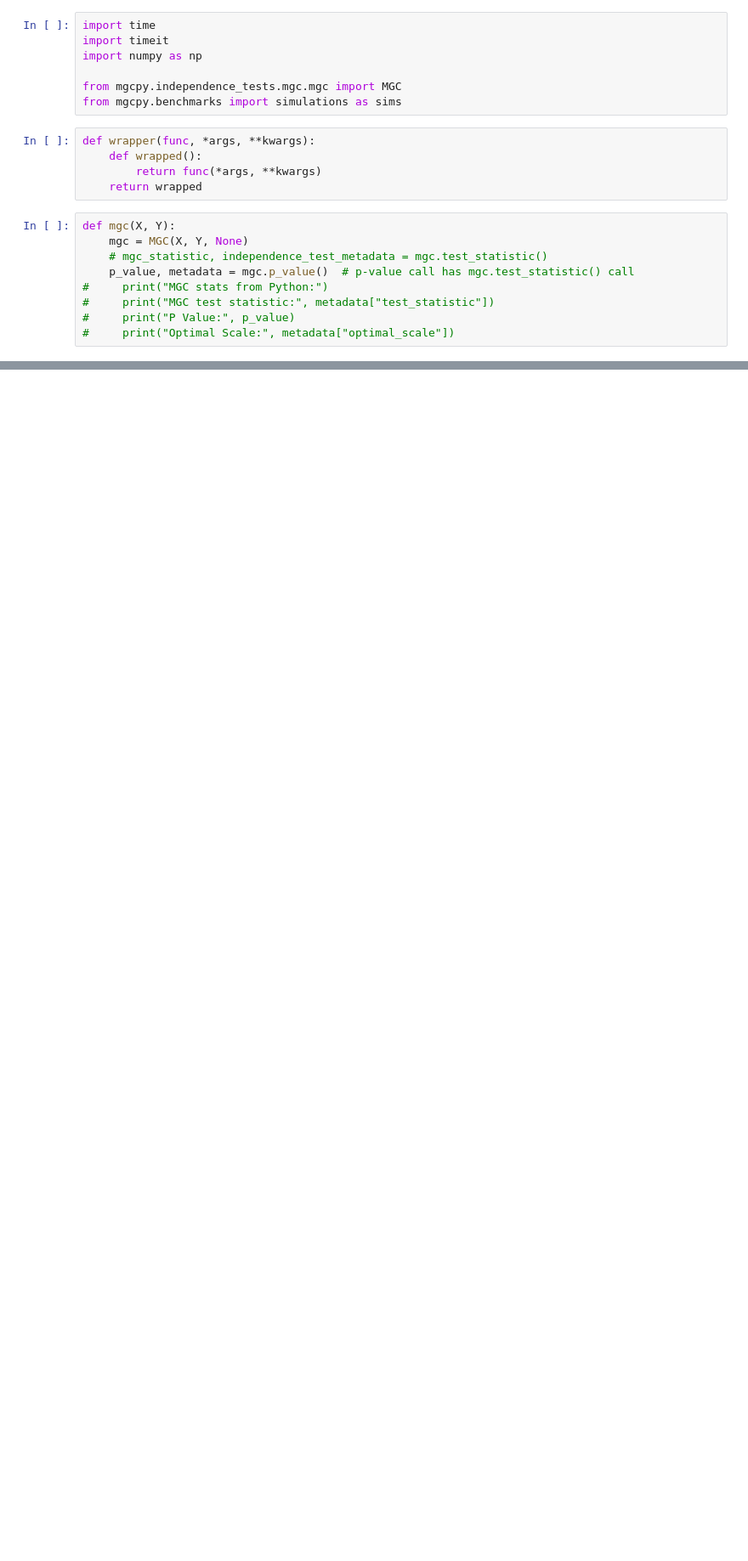
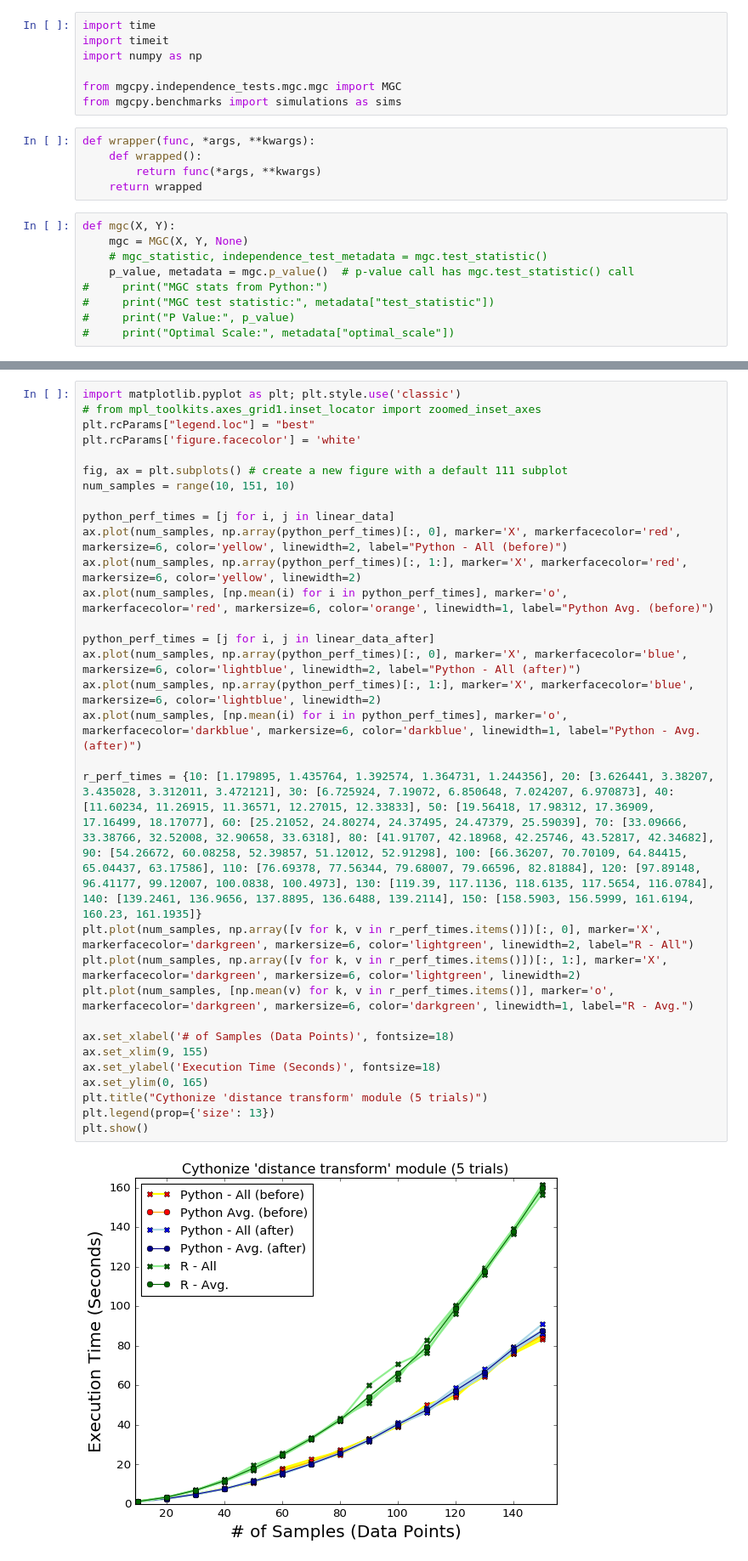
Before and after one commit to neurodata/mgcpy-old, a Jupyter notebook: mgcpy/benchmarks/mgc_python_performance.ipynb, the cells around one changed output, grey strips where cells are left out. Shown at 85% size. Cells and saved outputs as stored; diff of their text form; blank space fills up the shorter version.

```diff
--- a/mgcpy/benchmarks/mgc_python_performance.ipynb
+++ b/mgcpy/benchmarks/mgc_python_performance.ipynb
@@ -89,3 +157,36 @@ plt.show()
+# %%
+import matplotlib.pyplot as plt; plt.style.use('classic')
+# from mpl_toolkits.axes_grid1.inset_locator import zoomed_inset_axes
+plt.rcParams["legend.loc"] = "best"
+plt.rcParams['figure.facecolor'] = 'white'
+
+fig, ax = plt.subplots() # create a new figure with a default 111 subplot
+num_samples = range(10, 151, 10)
+
+python_perf_times = [j for i, j in linear_data]
+ax.plot(num_samples, np.array(python_perf_times)[:, 0], marker='X', markerfacecolor='red', markersize=6, color='yellow', linewidth=2, label="Python - All (before)")
+ax.plot(num_samples, np.array(python_perf_times)[:, 1:], marker='X', markerfacecolor='red', markersize=6, color='yellow', linewidth=2)
+ax.plot(num_samples, [np.mean(i) for i in python_perf_times], marker='o', markerfacecolor='red', markersize=6, color='orange', linewidth=1, label="Python Avg. (before)")
+
+python_perf_times = [j for i, j in linear_data_after]
+ax.plot(num_samples, np.array(python_perf_times)[:, 0], marker='X', markerfacecolor='blue', markersize=6, color='lightblue', linewidth=2, label="Python - All (after)")
+ax.plot(num_samples, np.array(python_perf_times)[:, 1:], marker='X', markerfacecolor='blue', markersize=6, color='lightblue', linewidth=2)
+ax.plot(num_samples, [np.mean(i) for i in python_perf_times], marker='o', markerfacecolor='darkblue', markersize=6, color='darkblue', linewidth=1, label="Python - Avg. (after)")
+
+r_perf_times = {10: [1.179895, 1.435764, 1.392574, 1.364731, 1.244356], 20: [3.626441, 3.38207, 3.435028, 3.312011, 3.472121], 30: [6.725924, 7.19072, 6.850648, 7.024207, 6.970873], 40: [11.60234, 11.26915, 11.36571, 12.27015, 12.33833], 50: [19.56418, 17.98312, 17.36909, 17.16499, 18.17077], 60: [25.21052, 24.80274, 24.37495, 24.47379, 25.59039], 70: [33.09666, 33.38766, 32.52008, 32.90658, 33.6318], 80: [41.91707, 42.18968, 42.25746, 43.52817, 42.34682], 90: [54.26672, 60.08258, 52.39857, 51.12012, 52.91298], 100: [66.36207, 70.70109, 64.84415, 65.04437, 63.17586], 110: [76.69378, 77.56344, 79.68007, 79.66596, 82.81884], 120: [97.89148, 96.41177, 99.12007, 100.0838, 100.4973], 130: [119.39, 117.1136, 118.6135, 117.5654, 116.0784], 140: [139.2461, 136.9656, 137.8895, 136.6488, 139.2114], 150: [158.5903, 156.5999, 161.6194, 160.23, 161.1935]}
+plt.plot(num_samples, np.array([v for k, v in r_perf_times.items()])[:, 0], marker='X', markerfacecolor='darkgreen', markersize=6, color='lightgreen', linewidth=2, label="R - All")
+plt.plot(num_samples, np.array([v for k, v in r_perf_times.items()])[:, 1:], marker='X', markerfacecolor='darkgreen', markersize=6, color='lightgreen', linewidth=2)
+plt.plot(num_samples, [np.mean(v) for k, v in r_perf_times.items()], marker='o', markerfacecolor='darkgreen', markersize=6, color='darkgreen', linewidth=1, label="R - Avg.")
+
+ax.set_xlabel('# of Samples (Data Points)', fontsize=18)
+ax.set_xlim(9, 155)
+ax.set_ylabel('Execution Time (Seconds)', fontsize=18)
+ax.set_ylim(0, 165)
+plt.title("Cythonize 'distance transform' module (5 trials)")
+plt.legend(prop={'size': 13})
+plt.show()
+# %% [output]
+[figure, added]
 # %%
 # R code for benchmarking R MGC (r_performance.R)
 # require("mgc")
```
Also changed, not shown: parts of 4 cells of this notebook.
